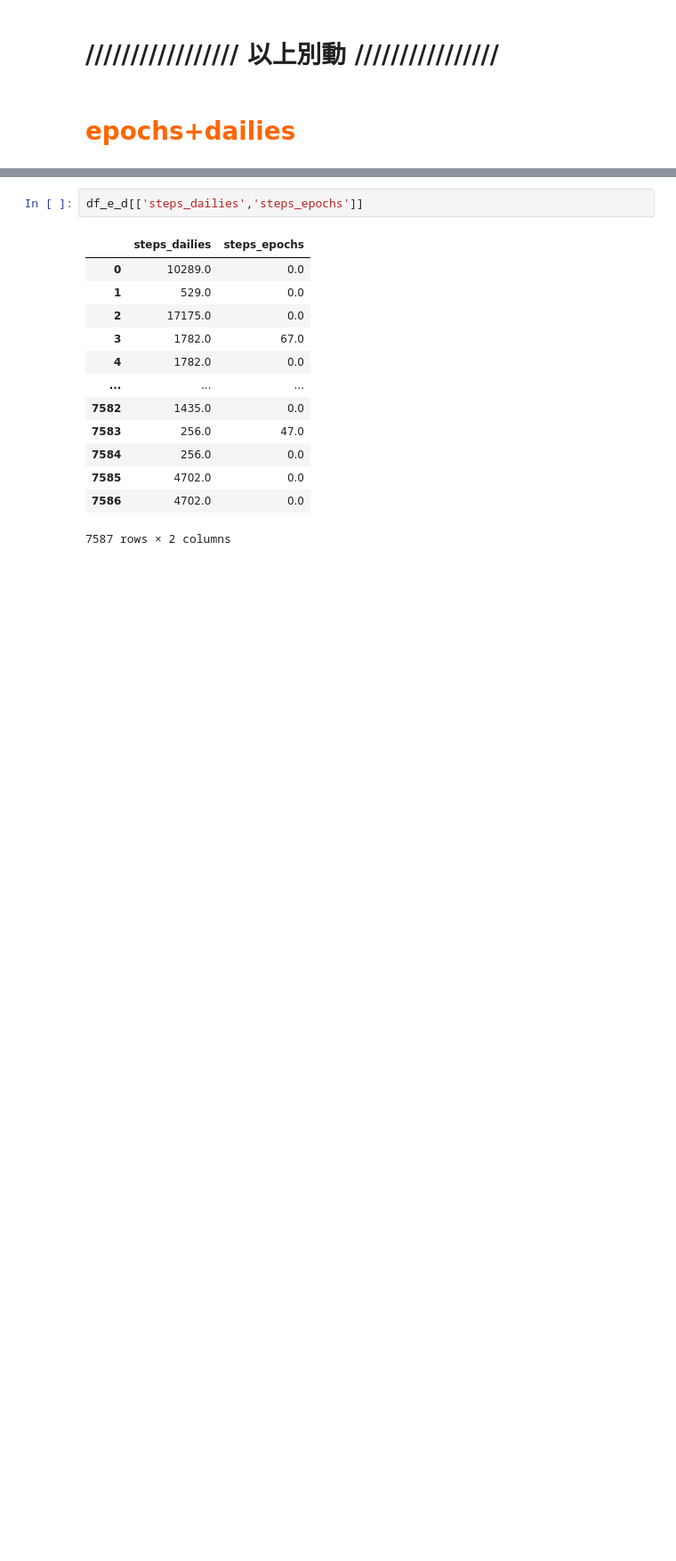
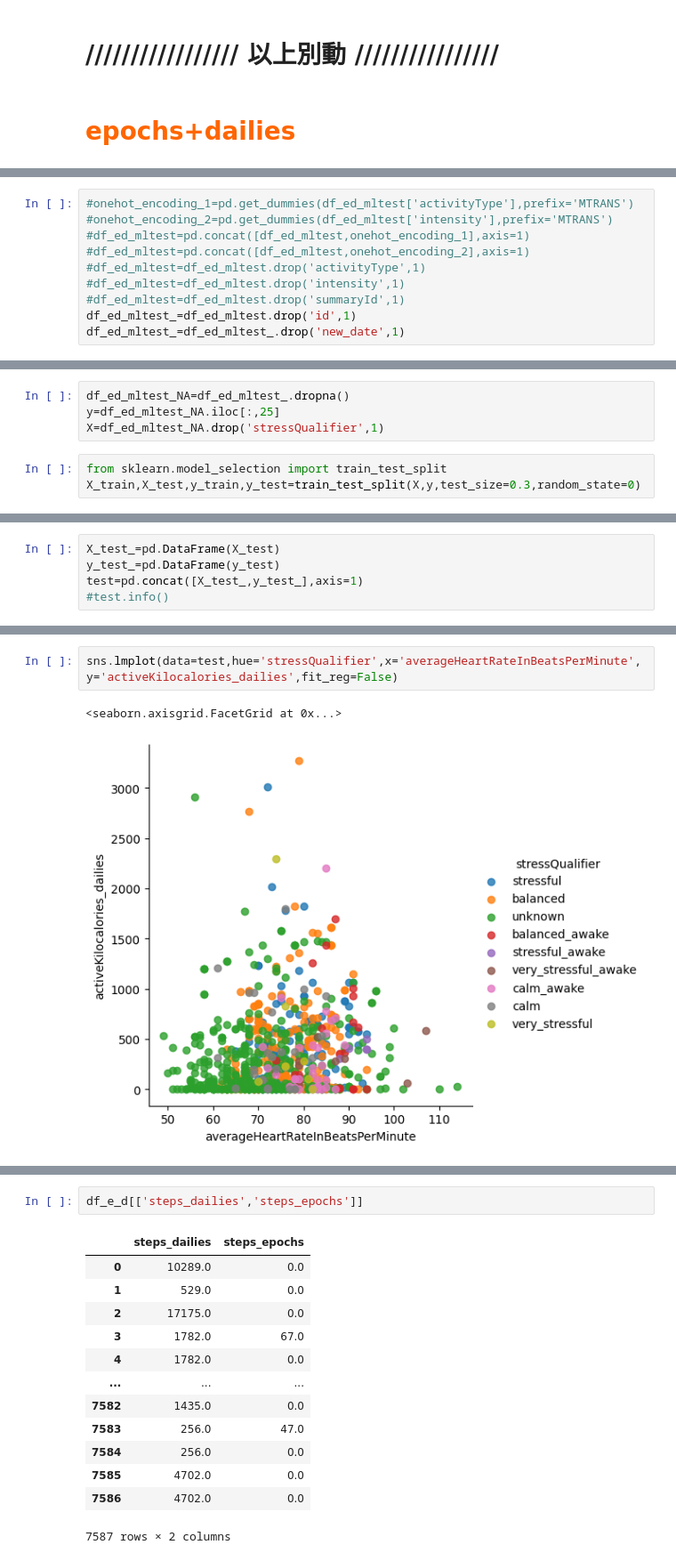
Before and after one commit to fxz200/garmin, a Jupyter notebook: garmin.ipynb, the cells around one changed output, grey strips where cells are left out. Shown: that part at 89% size. Drawn from its saved outputs; the diff is of its cells as text; blank space fills up the shorter version.

```diff
--- a/garmin.ipynb
+++ b/garmin.ipynb
@@ -116,2 +190,12 @@ Name: stressQualifier, dtype: int64
+# %%
+#onehot_encoding_1=pd.get_dummies(df_ed_mltest['activityType'],prefix='MTRANS')
+#onehot_encoding_2=pd.get_dummies(df_ed_mltest['intensity'],prefix='MTRANS')
+#df_ed_mltest=pd.concat([df_ed_mltest,onehot_encoding_1],axis=1)
+#df_ed_mltest=pd.concat([df_ed_mltest,onehot_encoding_2],axis=1)
+#df_ed_mltest=df_ed_mltest.drop('activityType',1)
+#df_ed_mltest=df_ed_mltest.drop('intensity',1)
+#df_ed_mltest=df_ed_mltest.drop('summaryId',1)
+df_ed_mltest_=df_ed_mltest.drop('id',1)
+df_ed_mltest_=df_ed_mltest_.drop('new_date',1)
 # %%
 ##模型到底要長怎樣
@@ -117,0 +221,7 @@ Name: stressQualifier, dtype: int64
+# %%
+df_ed_mltest_NA=df_ed_mltest_.dropna()
+y=df_ed_mltest_NA.iloc[:,25]
+X=df_ed_mltest_NA.drop('stressQualifier',1)
+# %%
+from sklearn.model_selection import train_test_split
+X_train,X_test,y_train,y_test=train_test_split(X,y,test_size=0.3,random_state=0)
@@ -117,0 +241,5 @@ Name: stressQualifier, dtype: int64
+# %%
+X_test_=pd.DataFrame(X_test)
+y_test_=pd.DataFrame(y_test)
+test=pd.concat([X_test_,y_test_],axis=1)
+#test.info()
@@ -117,0 +280,5 @@ Name: stressQualifier, dtype: int64
+# %%
+sns.lmplot(data=test,hue='stressQualifier',x='averageHeartRateInBeatsPerMinute',y='activeKilocalories_dailies',fit_reg=False)
+# %% [output]
+<seaborn.axisgrid.FacetGrid at 0x...>
+[figure, added]
```
Also changed, not shown: parts of 19 cells of this notebook.
